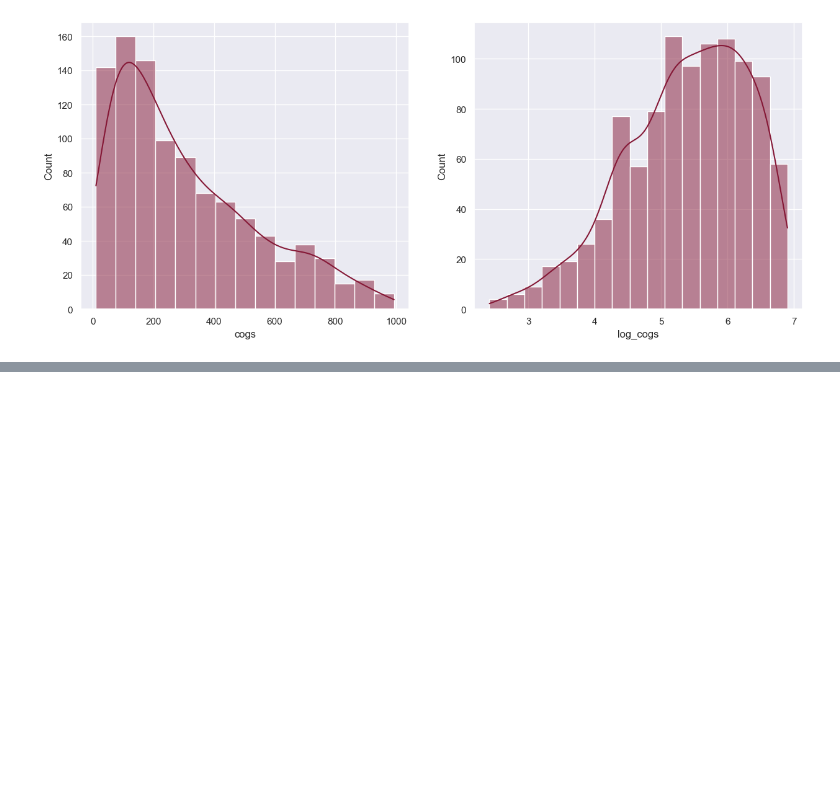
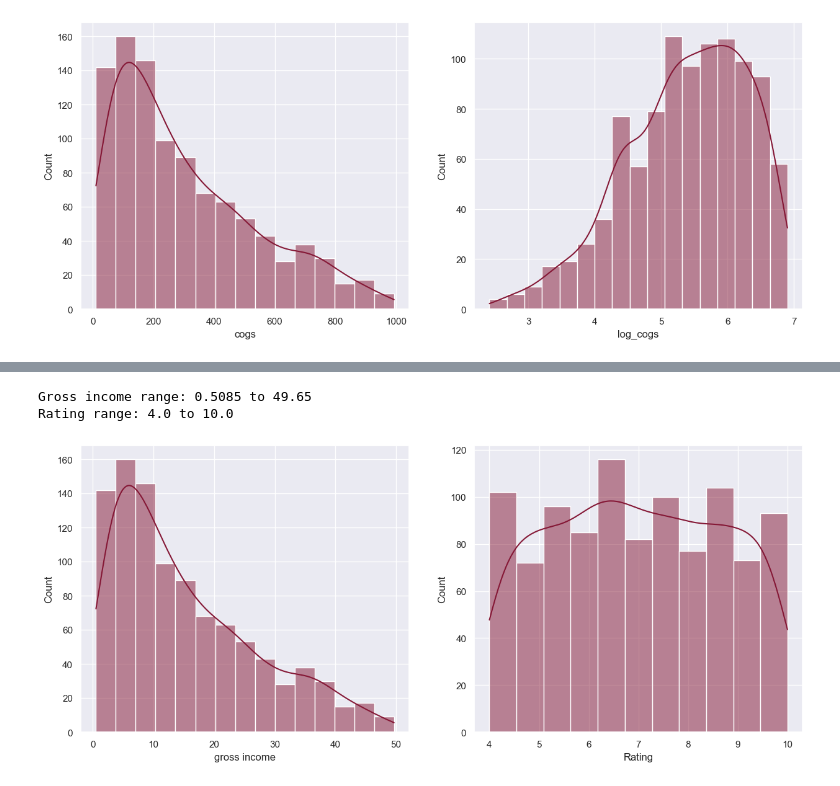
Before and after one commit to crdcamp/ml-learning-linear-regression-feature-engineering, a Jupyter notebook: feature_engineering_intro.ipynb, the cells around one changed output, grey strips where cells are left out. Drawn from its saved outputs; the diff is of its cells as text; code cells hidden in the pictures; blank space fills up the shorter version.

```diff
--- a/feature_engineering_intro.ipynb
+++ b/feature_engineering_intro.ipynb
@@ -187,0 +192,5 @@ sns.histplot(df['log_cogs'], ax=ax2, kde=True)
+# %%
+def plot_hist(data1, data2):
+    fig, (ax1, ax2) = plt.subplots(1, 2, figsize=(15,6))
+    sns.histplot(data1, ax=ax1, kde=True)
+    sns.histplot(data2, ax=ax2, kde=True);
@@ -187,0 +201,12 @@ sns.histplot(df['log_cogs'], ax=ax2, kde=True)
+# %%
+gincome = df["gross income"]
+rating = df["Rating"]
+
+print(f'Gross income range: {gincome.min()} to {gincome.max()}')
+print(f'Rating range: {rating.min()} to {rating.max()}')
+
+plot_hist(gincome, rating)
+# %% [output]
+Gross income range: 0.5085 to 49.65
+Rating range: 4.0 to 10.0
+[figure, added]
```
Also changed, not shown: parts of 12 cells of this notebook.
